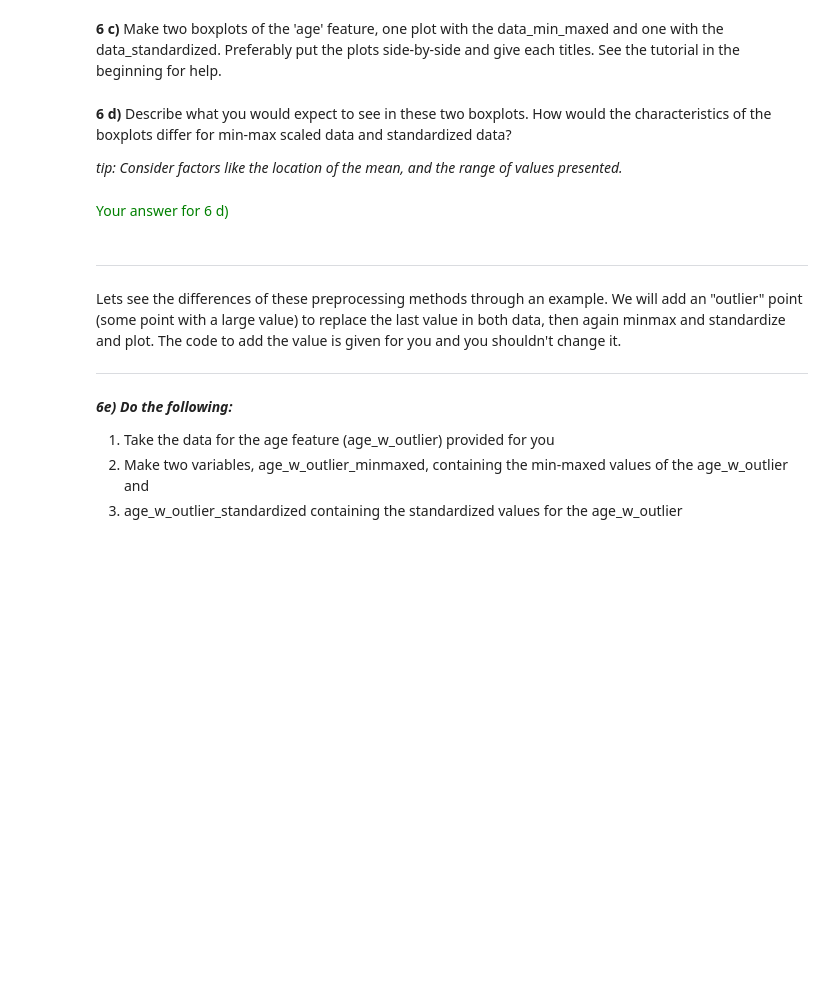
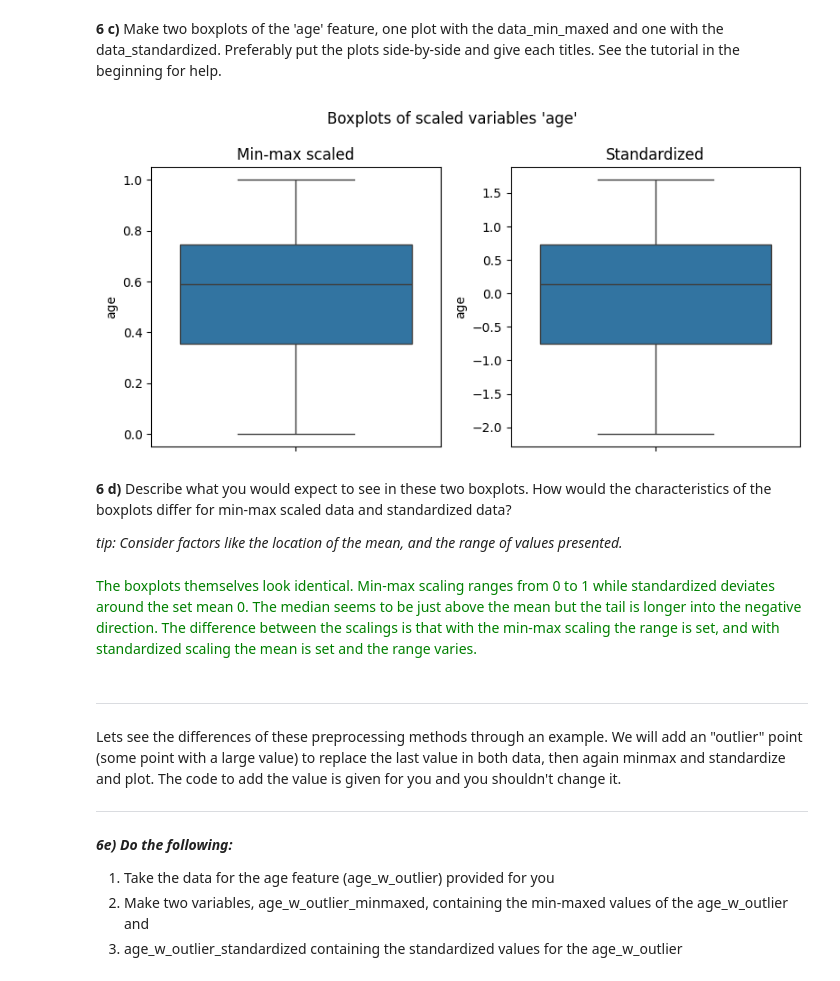
Before and after one commit to konstanyman/DAKD-E1, a Jupyter notebook: Konsta_Nyman_DAKD_2023_exercise_1.ipynb, the cells around one changed output. Drawn from its saved outputs; the diff is of its cells as text; code cells hidden in the pictures; blank space fills up the shorter version.

```diff
--- a/Konsta_Nyman_DAKD_2023_exercise_1.ipynb
+++ b/Konsta_Nyman_DAKD_2023_exercise_1.ipynb
@@ -500,6 +500,6 @@ __________________________
 # %%
 # creating a new min-max scaled dataframe of the original dataframe
 
-data_min_maxed_values = minmax_scale(data[numeric_features])
-data_min_maxed_values
+data_min_maxed = pd.DataFrame(minmax_scale(data[numeric_features]), columns=numeric_features)
+data_min_maxed
 # %% [output]
@@ -523,2 +521,6 @@ array([[0.59034573, 0.35849057, 0.125     , 0.12      , 0.25714286,
+# %%
+# creating a new standardized dataframe of the original dataframe
+
+data_standardized = pd.DataFrame(scale(data[numeric_features]), columns=numeric_features)
 # %% [markdown]
 **6 c)** Make two boxplots of the 'age' feature, one plot with the data_min_maxed and one with the data_standardized. Preferably put the plots side-by-side and give each titles. See the tutorial in the beginning for help.
@@ -527,9 +527,27 @@ array([[0.59034573, 0.35849057, 0.125     , 0.12      , 0.25714286,
+# %%
+# use seaborn to plot boxplots of variable 'age' both min-max scaled and standardized
+
+fig, axes = plt.subplots(1,2, figsize = (8,4))
+
+# print the data we are plotting
+sns.boxplot(data = data_min_maxed['age'], ax = axes[0]).set_title('Min-max scaled') #1st plot
+sns.boxplot(data = data_standardized['age'], ax = axes[1]).set_title('Standardized') #2nd plot
+
+# give title for figure
+
+fig.suptitle("Boxplots of scaled variables 'age'")
+
+# format figure
+
+plt.tight_layout()
+# %% [output]
+[figure, added]
 # %% [markdown]
 **6 d)** Describe what you would expect to see in these two boxplots. How would the characteristics of the boxplots differ for min-max scaled data and standardized data?
 
 _tip: Consider factors like the location of the mean, and the range of values presented._
-# %% [markdown]
-<font color="green">Your answer for 6 d)</font>
+# %% [markdown]
+<font color="green">The boxplots themselves look identical. Min-max scaling ranges from 0 to 1 while standardized deviates around the set mean 0. The median seems to be just above the mean but the tail is longer into the negative direction. The difference between the scalings is that with the min-max scaling the range is set, and with standardized scaling the mean is set and the range varies.</font>
 # %% [markdown]
 ---------
 
```
Also changed, not shown: parts of 12 cells of this notebook.
